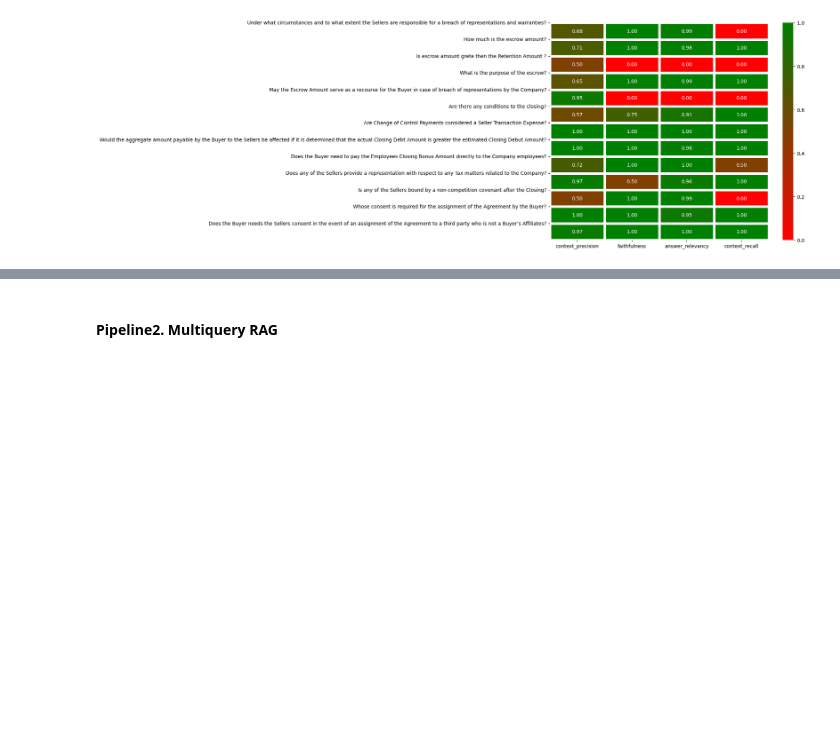
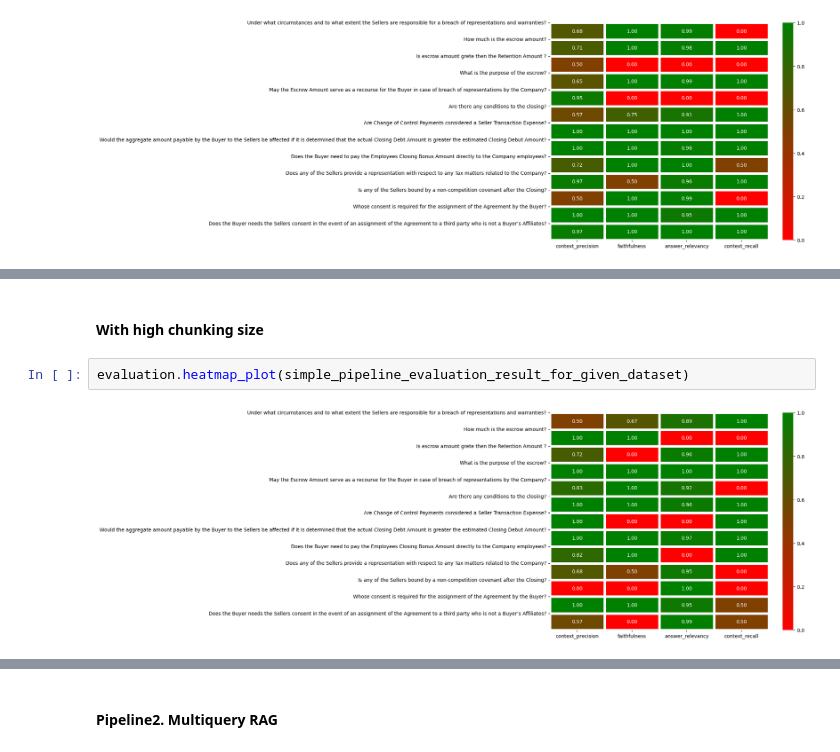
Before and after one commit to JabezETH/Contract-Advisor-RAG, a Jupyter notebook: notebooks/evaluation.ipynb, the cells around one changed output, grey strips where cells are left out. Drawn from its saved outputs; the diff is of its cells as text; blank space fills up the shorter version.

```diff
--- a/notebooks/evaluation.ipynb
+++ b/notebooks/evaluation.ipynb
@@ -83,0 +94,6 @@ evaluation.heatmap_plot(simple_pipeline_evaluation_result_for_given_dataset)
+# %% [markdown]
+#### With high chunking size
+# %%
+evaluation.heatmap_plot(simple_pipeline_evaluation_result_for_given_dataset)
+# %% [output]
+[figure, added]
```
Also changed, not shown: parts of 16 cells of this notebook.
